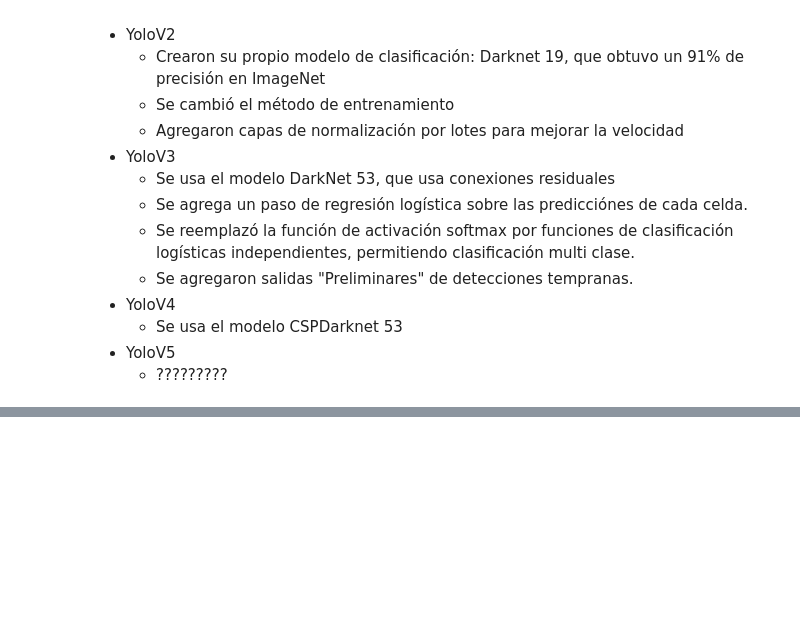
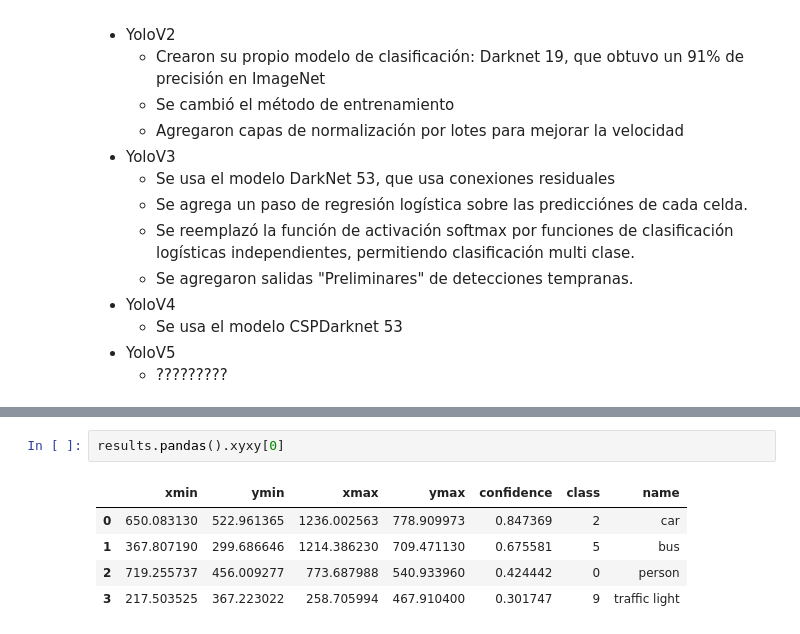
Before and after one commit to AprendizajeProfundo/Diplomado-Avanzado, a Jupyter notebook: Visión Artificial/Cuadernos/yolo.ipynb, the cells around one changed output, grey strips where cells are left out. Drawn from its saved outputs; the diff is of its cells as text; blank space fills up the shorter version.

```diff
--- a/Visión Artificial/Cuadernos/yolo.ipynb
+++ b/Visión Artificial/Cuadernos/yolo.ipynb
@@ -162,0 +241,8 @@ En siguientes papers, se buscó diferentes mejoras al modelo, principalmente en
+# %%
+results.pandas().xyxy[0]
+# %% [output]
+|  | xmin | ymin | xmax | ymax | confidence | class | name |
+| 0 | 650.083130 | 522.961365 | 1236.002563 | 778.909973 | 0.847369 | 2 | car |
+| 1 | 367.807190 | 299.686646 | 1214.386230 | 709.471130 | 0.675581 | 5 | bus |
+| 2 | 719.255737 | 456.009277 | 773.687988 | 540.933960 | 0.424442 | 0 | person |
+| 3 | 217.503525 | 367.223022 | 258.705994 | 467.910400 | 0.301747 | 9 | traffic light |
```
Also changed, not shown: parts of 8 cells of this notebook.
